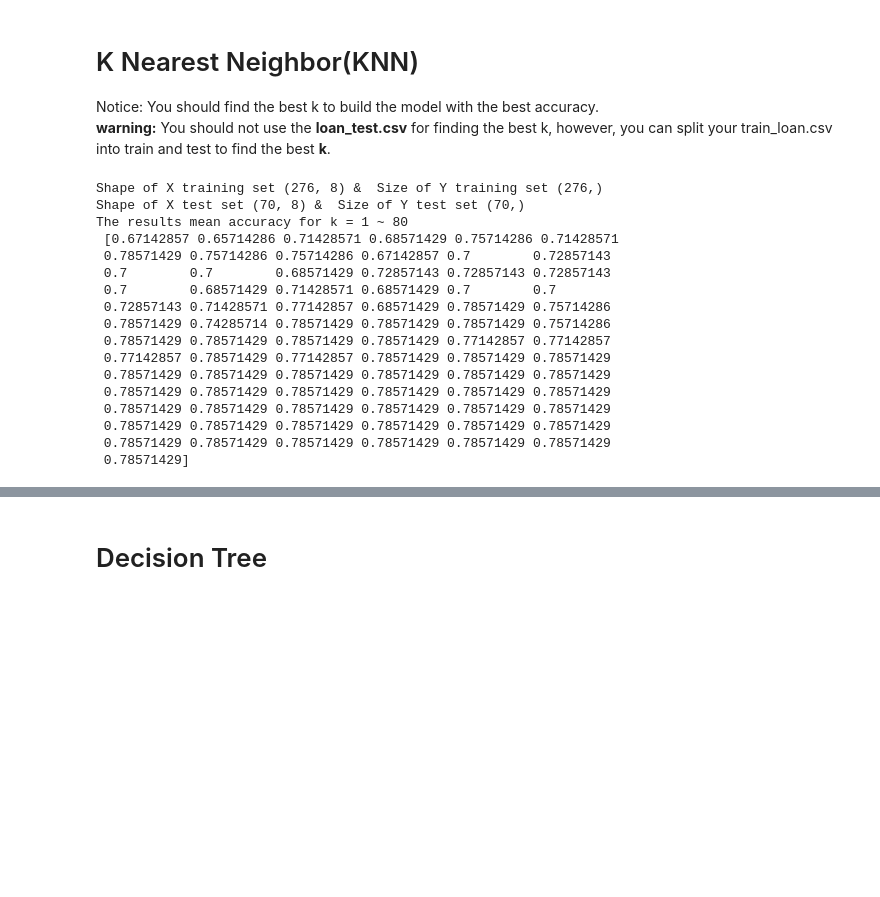
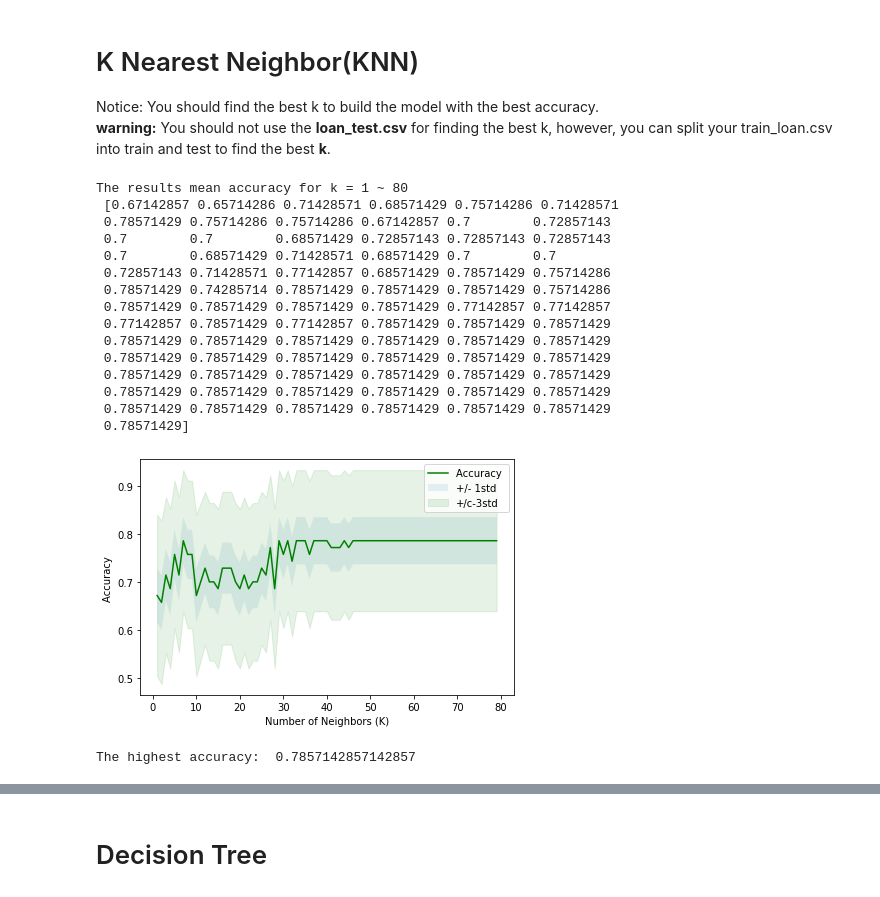
Before and after one commit to YujiaoMai/machineLearning, a Jupyter notebook: MLclassify.ipynb, the cells around one changed output, grey strips where cells are left out. Cells and saved outputs as stored; diff of their text form; code cells hidden in the pictures; blank space fills up the shorter version.

```diff
--- a/MLclassify.ipynb
+++ b/MLclassify.ipynb
@@ -285,51 +338,49 @@ __ Notice:__
 Notice: You should find the best k to build the model with the best accuracy.
 **warning:** You should not use the __loan_test.csv__ for finding the best k, however, you can split your train_loan.csv into train and test to find the best __k__.
 # %%
-from sklearn.model_selection import train_test_split
-X_train, X_test, y_train, y_test=train_test_split(X,y,test_size=0.2, random_state=4)
-print('Shape of X training set {}'.format(X_train.shape),'&',' Size of Y training set {}'.format(y_train.shape))
-print('Shape of X test set {}'.format(X_test.shape),'&',' Size of Y test set {}'.format(y_test.shape))
+## Start KNN classificate:
 from sklearn.neighbors import KNeighborsClassifier
-from sklearn import metrics
-
-def oneknn(k):
-    neigh = KNeighborsClassifier(n_neighbors=k).fit(X_train,y_train)
-    y_hat = neigh.predict(X_test)
-    metrics.accuracy_score(y_train, neigh.predict(X_train))
-    mean_accuracy = metrics.accuracy_score(y_test, y_hat)
-    std_accuray = np.std(y_hat==y_test)/np.sqrt(y_hat.shape[0])
-
 
 KV = 80
 mean_acc = np.zeros((KV-1))
 std_acc = np.zeros((KV-1))
 for k in range(1,KV):
     neigh = KNeighborsClassifier(n_neighbors=k).fit(X_train,y_train)
     y_hat = neigh.predict(X_test)
     metrics.accuracy_score(y_train, neigh.predict(X_train))
     mean_acc[k-1] = mean_accuracy = metrics.accuracy_score(y_test, y_hat)
     std_acc[k-1] = std_accuray = np.std(y_hat==y_test)/np.sqrt(y_hat.shape[0])
 
     #print("Train set Accuracy: ", metrics.accuracy_score(y_train, neigh.predict(X_train)))
     #print("Test set Accuracy: ", metrics.accuracy_score(y_test, y_hat))
+print("The results mean accuracy for k = 1 ~",KV,"\n", mean_acc)
 
-print("The results mean accuracy for k = 1 ~",KV,"\n", mean_acc)
+## Plot the mean_acc
+plt.plot(range(1,KV), mean_acc, 'g')
+plt.fill_between(range(1,KV), mean_acc-1*std_acc, mean_acc+1*std_acc, alpha=0.10)
+plt.fill_between(range(1,KV), mean_acc-3*std_acc, mean_acc+3*std_acc, alpha=0.10, color='green')
+plt.legend(("Accuracy ", "+/- 1std", "+/c-3std") )
+plt.ylabel("Accuracy ")
+plt.xlabel("Number of Neighbors (K)")
+plt.tight_layout()
+plt.show()
+print("The highest accuracy: ", max(mean_acc))
 # %% [output]
-Shape of X training set (276, 8) &  Size of Y training set (276,)
-Shape of X test set (70, 8) &  Size of Y test set (70,)
 The results mean accuracy for k = 1 ~ 80
  [0.67142857 0.65714286 0.71428571 0.68571429 0.75714286 0.71428571
  0.78571429 0.75714286 0.75714286 0.67142857 0.7        0.72857143
  0.7        0.7        0.68571429 0.72857143 0.72857143 0.72857143
  0.7        0.68571429 0.71428571 0.68571429 0.7        0.7
  0.72857143 0.71428571 0.77142857 0.68571429 0.78571429 0.75714286
  0.78571429 0.74285714 0.78571429 0.78571429 0.78571429 0.75714286
  0.78571429 0.78571429 0.78571429 0.78571429 0.77142857 0.77142857
  0.77142857 0.78571429 0.77142857 0.78571429 0.78571429 0.78571429
  0.78571429 0.78571429 0.78571429 0.78571429 0.78571429 0.78571429
  0.78571429 0.78571429 0.78571429 0.78571429 0.78571429 0.78571429
  0.78571429 0.78571429 0.78571429 0.78571429 0.78571429 0.78571429
  0.78571429 0.78571429 0.78571429 0.78571429 0.78571429 0.78571429
  0.78571429 0.78571429 0.78571429 0.78571429 0.78571429 0.78571429
  0.78571429]
+[figure, added]
+The highest accuracy:  0.7857142857142857
 # %%
```
Also changed, not shown: parts of 17 cells of this notebook.
